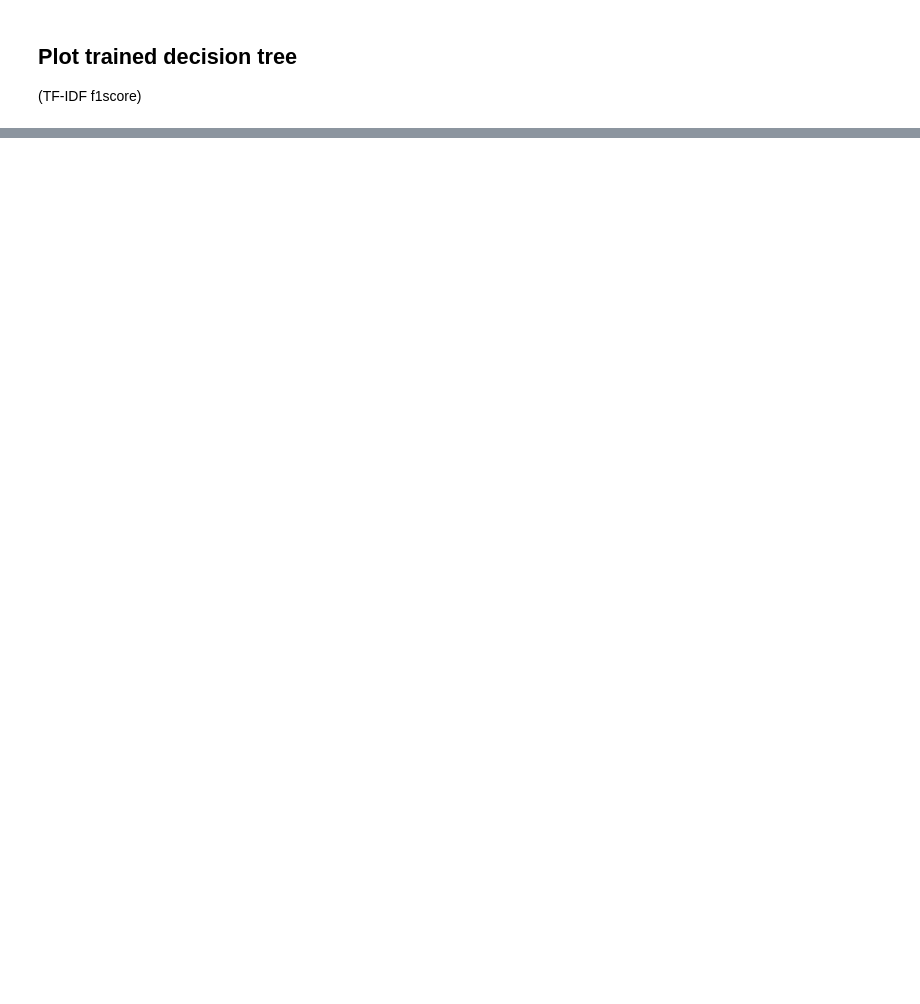
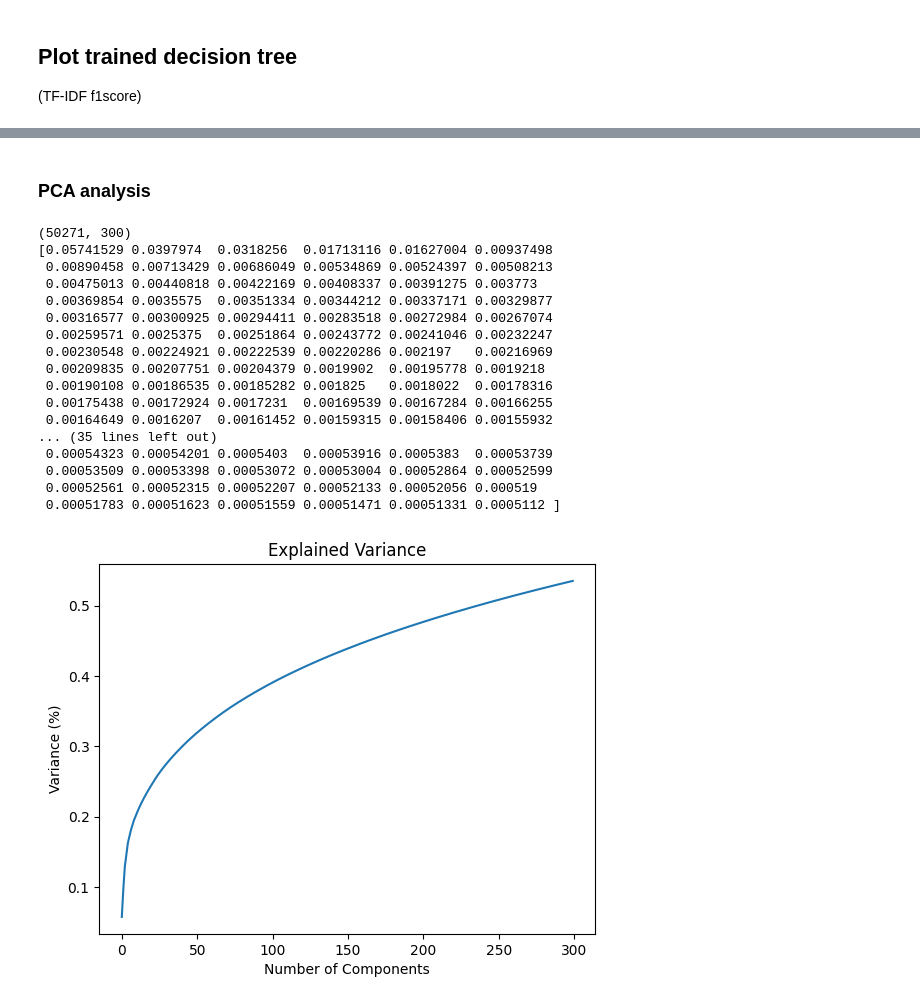
Before and after one commit to PatrykFlama/GameClassifier, a Jupyter notebook: notebooks/plots.ipynb, the cells around one changed output, grey strips where cells are left out. Saved outputs shown, nothing was run; the diff lists cells and outputs as text; code cells hidden in the pictures; blank space fills up the shorter version.

```diff
--- a/notebooks/plots.ipynb
+++ b/notebooks/plots.ipynb
@@ -168,0 +172,42 @@ tmodel.fit()
+# %%
+X = input_preprocessing.bag_of_words(data.games['description'], max_features=10000)
+y = output_preprocessing.multilabel_binarizer(data.games['genres'])
+# %% [markdown]
+### PCA analysis
+# %%
+from sklearn.decomposition import PCA
+
+pca = PCA(n_components=300)
+X_pca = pca.fit_transform(X)
+print(X_pca.shape)
+
+# print pca analysis
+print(pca.explained_variance_ratio_)
+# print(pca.singular_values_)
+
+# plot
+plt.figure()
+plt.plot(np.cumsum(pca.explained_variance_ratio_))
+plt.xlabel('Number of Components')
+plt.ylabel('Variance (%)')
+plt.title('Explained Variance')
+plt.show()
+# %% [output]
+(50271, 300)
+[0.05741529 0.0397974  0.0318256  0.01713116 0.01627004 0.00937498
+ 0.00890458 0.00713429 0.00686049 0.00534869 0.00524397 0.00508213
+ 0.00475013 0.00440818 0.00422169 0.00408337 0.00391275 0.003773
+ 0.00369854 0.0035575  0.00351334 0.00344212 0.00337171 0.00329877
+ 0.00316577 0.00300925 0.00294411 0.00283518 0.00272984 0.00267074
+ 0.00259571 0.0025375  0.00251864 0.00243772 0.00241046 0.00232247
+ 0.00230548 0.00224921 0.00222539 0.00220286 0.002197   0.00216969
+ 0.00209835 0.00207751 0.00204379 0.0019902  0.00195778 0.0019218
+ 0.00190108 0.00186535 0.00185282 0.001825   0.0018022  0.00178316
+ 0.00175438 0.00172924 0.0017231  0.00169539 0.00167284 0.00166255
+ 0.00164649 0.0016207  0.00161452 0.00159315 0.00158406 0.00155932
+... (35 lines left out)
+ 0.00054323 0.00054201 0.0005403  0.00053916 0.0005383  0.00053739
+ 0.00053509 0.00053398 0.00053072 0.00053004 0.00052864 0.00052599
+ 0.00052561 0.00052315 0.00052207 0.00052133 0.00052056 0.000519
+ 0.00051783 0.00051623 0.00051559 0.00051471 0.00051331 0.0005112 ]
+[figure, added]
```
Also changed, not shown: parts of 18 cells of this notebook, 4 other files.
